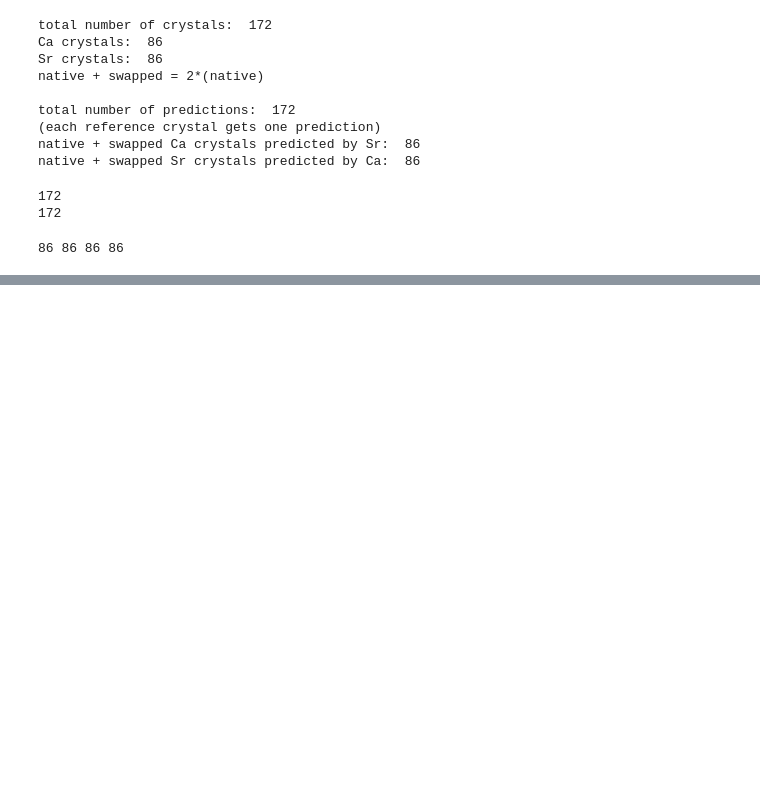
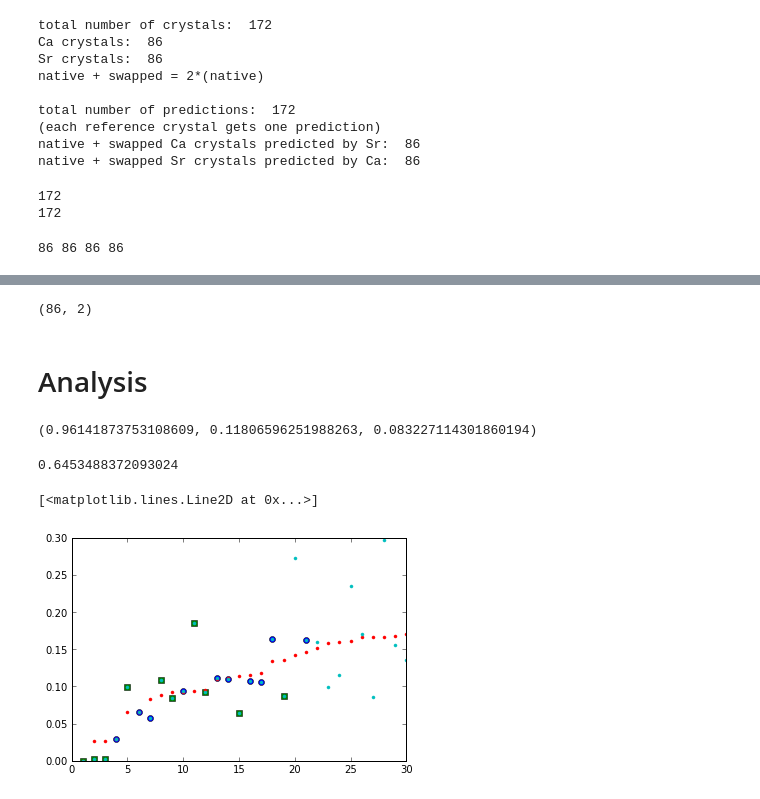
Before and after one commit to SamKChang/20170406_alchemy_optimization, a Jupyter notebook: analysis/alanate_vacancy.ipynb, the cells around one changed output, grey strips where cells are left out. Drawn from its saved outputs; the diff is of its cells as text; code cells hidden in the pictures; blank space fills up the shorter version.

```diff
--- a/analysis/alanate_vacancy.ipynb
+++ b/analysis/alanate_vacancy.ipynb
@@ -10,7 +13,7 @@ import copy
 # %% [markdown]
 # Data construction for Alanates
 # %%
-unit = 'kj'
+unit = 'ev'
 
 E_Ca = -0.390 # in eV from materials project
 E_Sr = -0.419 # in eV from materials project
@@ -34,13 +37,16 @@ ref_raw_ca = []
 ref_raw_sr = []
 for r in ref_raw:
     cyl, root = r.name.replace('.out', '').split('-')
-    if 'Mg' not in cyl:
-        if 'Mg' not in root:
+    if 'Mg' not in cyl and 'Mg' not in root:
+
+        #if 'Mg' not in root:
+        if root!='Mg':
             ref_raw_all.append(r)
         if 'Ca' in root:
             ref_raw_ca.append(r)
         if 'Sr' in root:
             ref_raw_sr.append(r)
+        #print cyl, root
 
 # for prediction
 pred_raw_all = []
@@ -187,16 +187,0 @@ Ev_pred_raw = qtk.pload('Ev_pred.pkl')
-# %%
-new_unit = 'ev'
-for o in Ev_ref_raw:
-    o.inUnit(new_unit)
-for o in Ev_pred_raw:
-    o.inUnit(new_unit)
-# %%
-freeAtom_Et = -168.33956386901738
-Ev_ref = []
-Ev_pred = []
-for i in range(len(Ev_ref_raw)):
-    o = Ev_ref_raw[i]
-    op = Ev_pred_raw[i]
-    if not np.isnan(o.Et) and not np.isnan(op.Et):
-        Ev_ref.append(o.Et - freeAtom_Et)
-        Ev_pred.append(op.Et - freeAtom_Et)
@@ -358,0 +526,11 @@ print fit(x34, y34)
+# %%
+np.stack([order_diff[np.array(index_ca)-1], order_diff[np.array(index_sr) - 1]]).T.shape
+# %% [output]
+(86, 2)
+# %% [markdown]
+# Analysis
+# %%
+E_fit = qtk.ML.l2_fit(Ep_all, Er_all)
+print qtk.ML.error_measure(Er_all, E_fit)
+# %% [output]
+(0.96141873753108609, 0.11806596251988263, 0.083227114301860194)
@@ -358,0 +539,13 @@ print fit(x34, y34)
+# %%
+len(order_diff[order_diff < 10]) / float(len(order_diff))
+# %% [output]
+0.6453488372093024
+# %%
+Ns = 10
+plt.plot(index_ca[:Ns], Ep_ca[:Ns], ls='', marker='o')
+plt.plot(index_sr[:Ns], Ep_sr[:Ns], ls='', marker='s')
+plt.plot(index_all[:2*Ns+10], Er_all[:2*Ns+10], ls='', marker='.')
+plt.plot(index_all[:2*Ns+10], Ep_all[:2*Ns+10], ls='', marker='.')
+# %% [output]
+[<matplotlib.lines.Line2D at 0x...>]
+[figure, added]
```
Also changed, not shown: parts of 36 cells of this notebook, 1 other file.
